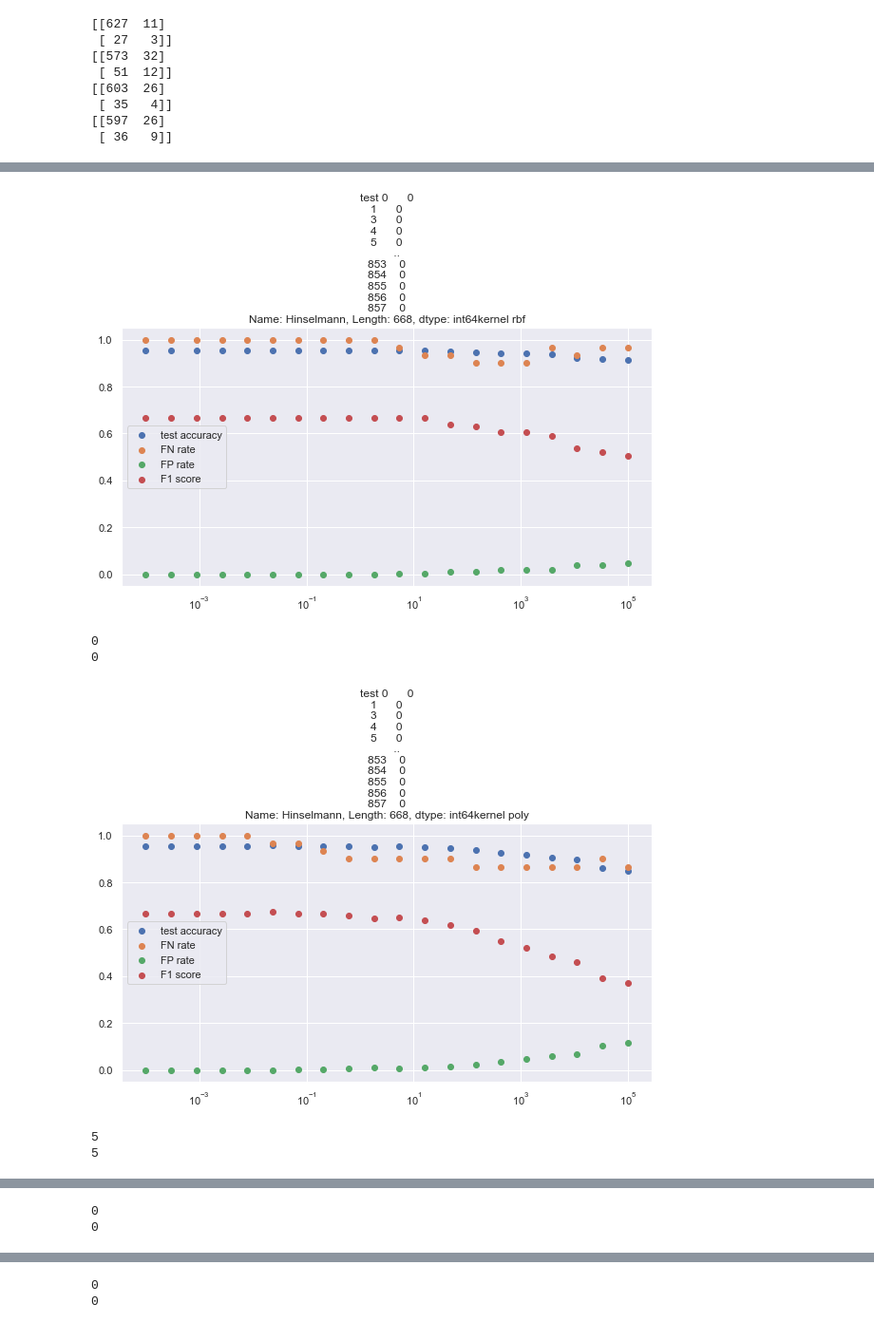
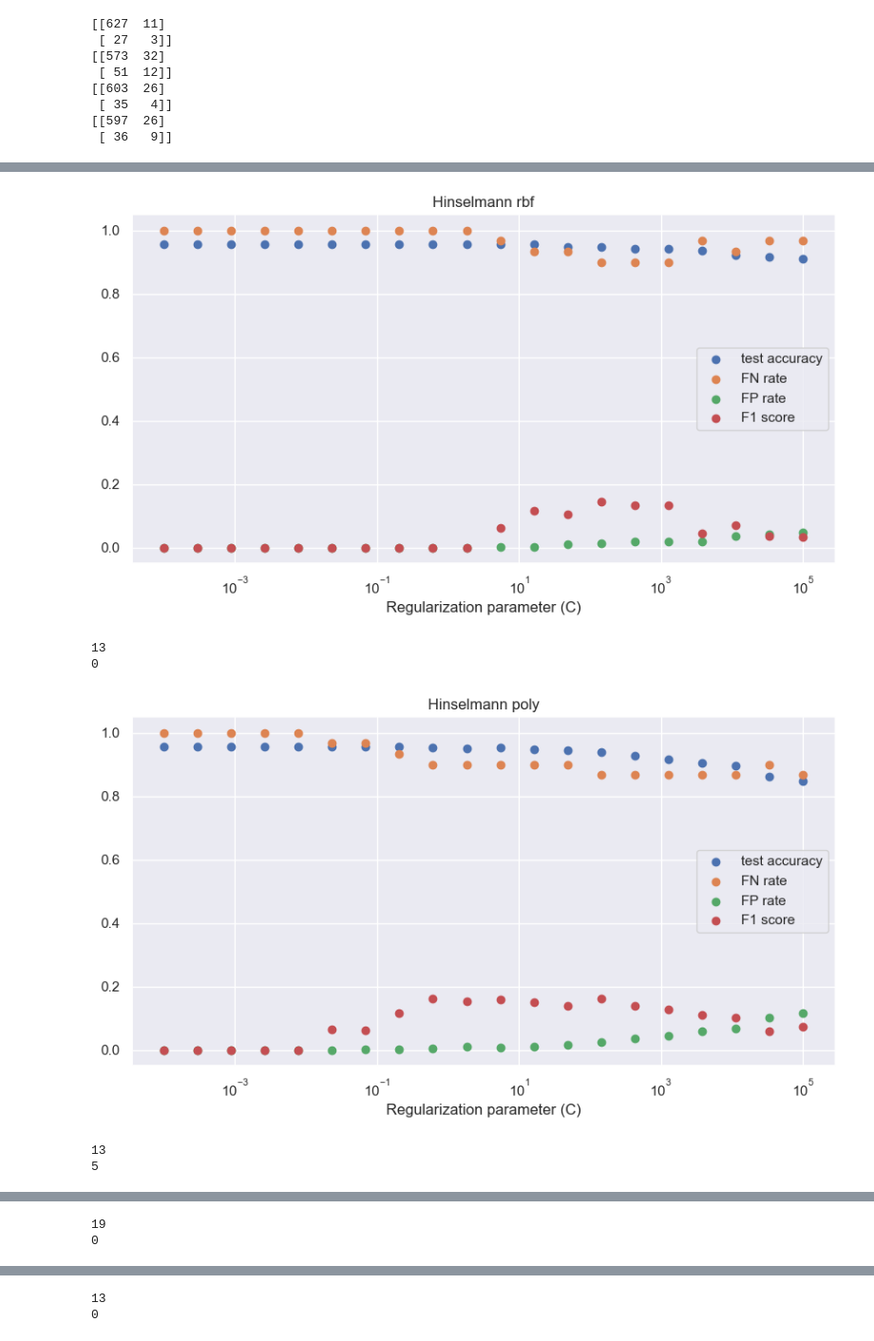
Before and after one commit to NeekTheGiraffe/cervical-cancer-model, a Jupyter notebook: BE 175 Final Project Cervical Cancer Prediction.ipynb, the cells around one changed output, grey strips where cells are left out. Shown at 95% size. Drawn from its saved outputs; the diff is of its cells as text; code cells hidden in the pictures.

```diff
--- a/BE 175 Final Project Cervical Cancer Prediction.ipynb
+++ b/BE 175 Final Project Cervical Cancer Prediction.ipynb
@@ -42,7 +42,7 @@ def get_fn_rate(cm):
     return cm[1,0]/(cm[1,1]+cm[1,0])
 
 def get_f1_score(cm):
-    TP = cm[1,0]+cm[1,1]
+    TP = cm[1,1]
     return TP/(TP+.5*(cm[1,0]+cm[0,1]))
 
 def misclassification(cm):
@@ -267,14 +267,15 @@ for a in range(4):
             svc_model = Pipeline([('scale', StandardScaler()), ('svm', SVC(C=b, kernel=kernels_options[c]))])
             direct_cm = direct_fit_classifier(svc_model, x, tests[a])
             cv_cm = cv_classifier(svc_model, x, tests[a], KFold())
-            display_model_stats(direct_cm, '{0} upon fitting'.format(name))
-            display_model_stats(cv_cm, '{0} upon CV'.format(name))
+            #display_model_stats(direct_cm, '{0} upon fitting'.format(name))
+            #display_model_stats(cv_cm, '{0} upon CV'.format(name))
             cv_data[a,c,i] = get_score(cv_cm)
             cv_FN[a,c,i] = get_fn_rate(cv_cm)
             cv_FP[a,c,i] = get_fp_rate(cv_cm)
             cv_f1[a,c,i] = get_f1_score(cv_cm)
             cv_mis[a,c,i] = misclassification(cv_cm)
-            print(tests[a])
-            print(kernels_options[c])
-            print(c_values[i])
+            print(a, kernels_options[c], b)
+            #print(tests[a])
+            #print(kernels_options[c])
+            #print(c_values[i])
 # %% [output]
@@ -355,22 +299,23 @@ poly
 # %%
 #F1 score
 for a in range(4):
     for b in range(2):
         plt.figure(figsize=(10,5))
         plt.scatter(c_values,cv_data[a,b,:], label = 'test accuracy')
         plt.scatter(c_values,cv_FN[a,b,:], label = 'FN rate')
         plt.scatter(c_values,cv_FP[a,b,:], label = 'FP rate')
         plt.scatter(c_values,cv_f1[a,b,:], label = 'F1 score')
-        plt.title('test ' + f'{tests[a]}' + 'kernel ' + f'{kernels_options[b]}')
+        plt.title('{0} {1}'.format(tests[a].name, kernels_options[b]))
         plt.xscale('log')
+        plt.xlabel('Regularization parameter (C)')
         plt.legend()
         plt.show()
         print(np.argmax(cv_f1[a,b,:]))
         print(np.argmin(cv_mis[a,b,:]))
 # %% [output]
-[figure, old version]
+[figure, new version]
+13
 0
-0
-[figure, old version]
+[figure, new version]
+13
 5
-5
@@ -378,2 +323,2 @@ for a in range(4):
+19
 0
-0
@@ -381,2 +326,2 @@ for a in range(4):
+13
 0
-0
```
Also changed, not shown: parts of 3 cells of this notebook.
